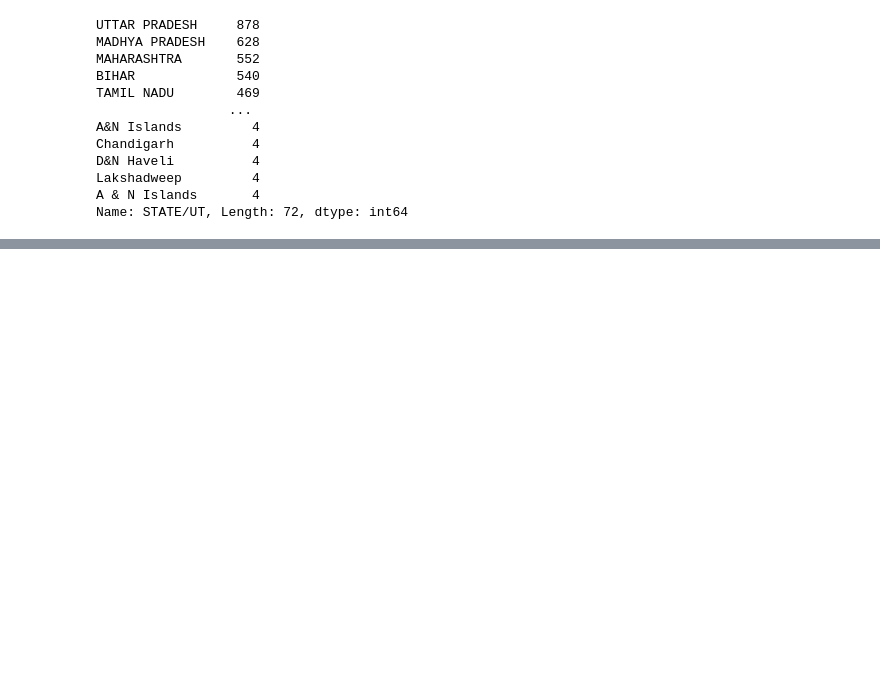
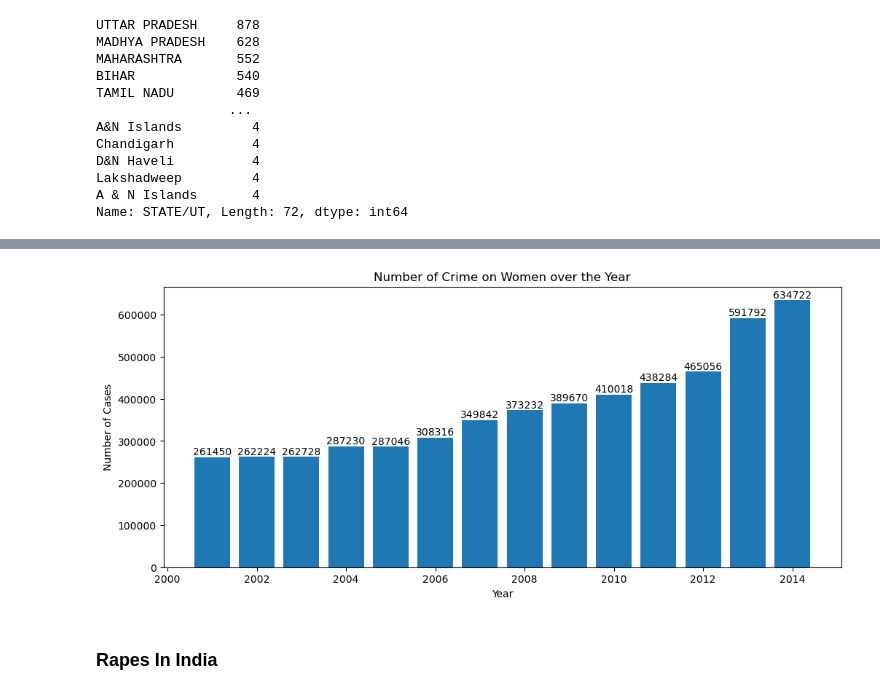
Before and after one commit to ramashish786/Analysis-of-Crime-Against-Women, a Jupyter notebook: Crime Against Women in India Visualisation.ipynb, the cells around one changed output, grey strips where cells are left out. Cells and saved outputs as stored; diff of their text form; code cells hidden in the pictures; blank space fills up the shorter version.

```diff
--- a/Crime Against Women in India Visualisation.ipynb
+++ b/Crime Against Women in India Visualisation.ipynb
@@ -321,0 +201,2 @@ sns.heatmap(df_heatmap,cmap=cmap_apalatte) #cmap="crest"
+# %%
+temp_df = df.groupby(['Year'])['Case'].sum().reset_index()
@@ -321,0 +212,12 @@ sns.heatmap(df_heatmap,cmap=cmap_apalatte) #cmap="crest"
+# %%
+plt.style.use('default')
+fig, ax = plt.subplots( figsize=(12, 5))
+barh = ax.bar(temp_df['Year'],temp_df['Case'])
+ax.set(xlabel='Year', ylabel='Number of Cases',
+       title='Number of Crime on Women over the Year')
+ax.bar_label(barh,fmt='%.f')
+plt.show()
+# %% [output]
+[figure, added]
+# %% [markdown]
+### Rapes In India
```
Also changed, not shown: parts of 84 cells of this notebook, 1 other file.
